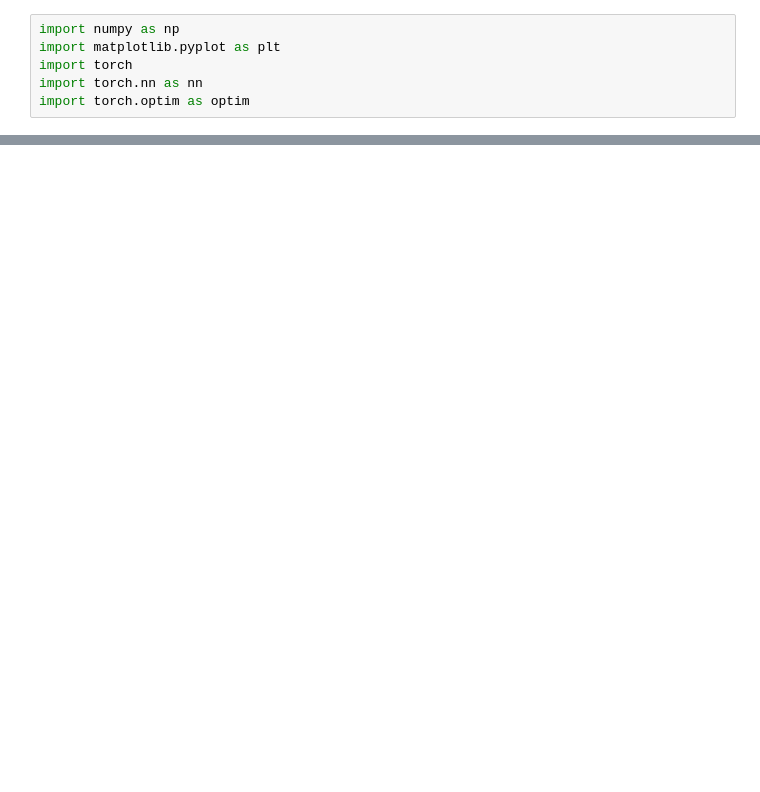
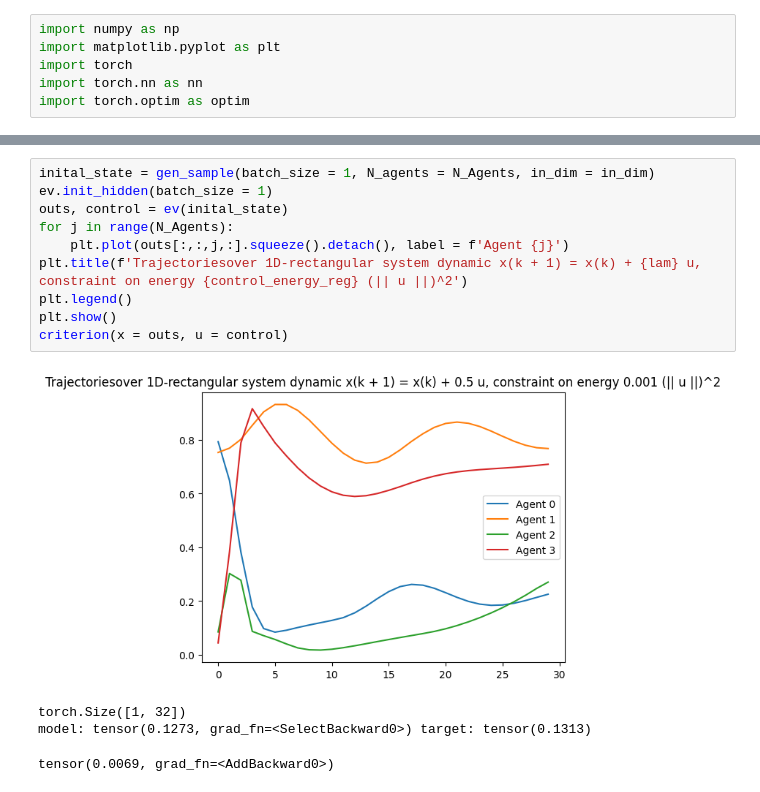
Before and after one commit to Justus-ui/Recursive_kan, a Jupyter notebook: train.ipynb, the cells around one changed output, grey strips where cells are left out. Drawn from its saved outputs; the diff is of its cells as text; blank space fills up the shorter version.

```diff
--- a/train.ipynb
+++ b/train.ipynb
@@ -183,0 +187,15 @@ tensor(2.8422, grad_fn=<AddBackward0>)
+# %%
+inital_state = gen_sample(batch_size = 1, N_agents = N_Agents, in_dim = in_dim)
+ev.init_hidden(batch_size = 1)
+outs, control = ev(inital_state)
+for j in range(N_Agents):
+    plt.plot(outs[:,:,j,:].squeeze().detach(), label = f'Agent {j}')
+plt.title(f'Trajectoriesover 1D-rectangular system dynamic x(k + 1) = x(k) + {lam} u, constraint on energy {control_energy_reg} (|| u ||)^2')
+plt.legend()
+plt.show()
+criterion(x = outs, u = control)
+# %% [output]
+[figure, added]
+torch.Size([1, 32])
+model: tensor(0.1273, grad_fn=<SelectBackward0>) target: tensor(0.1313)
+tensor(0.0069, grad_fn=<AddBackward0>)
```
Also changed, not shown: parts of 14 cells of this notebook, 18 other files.
